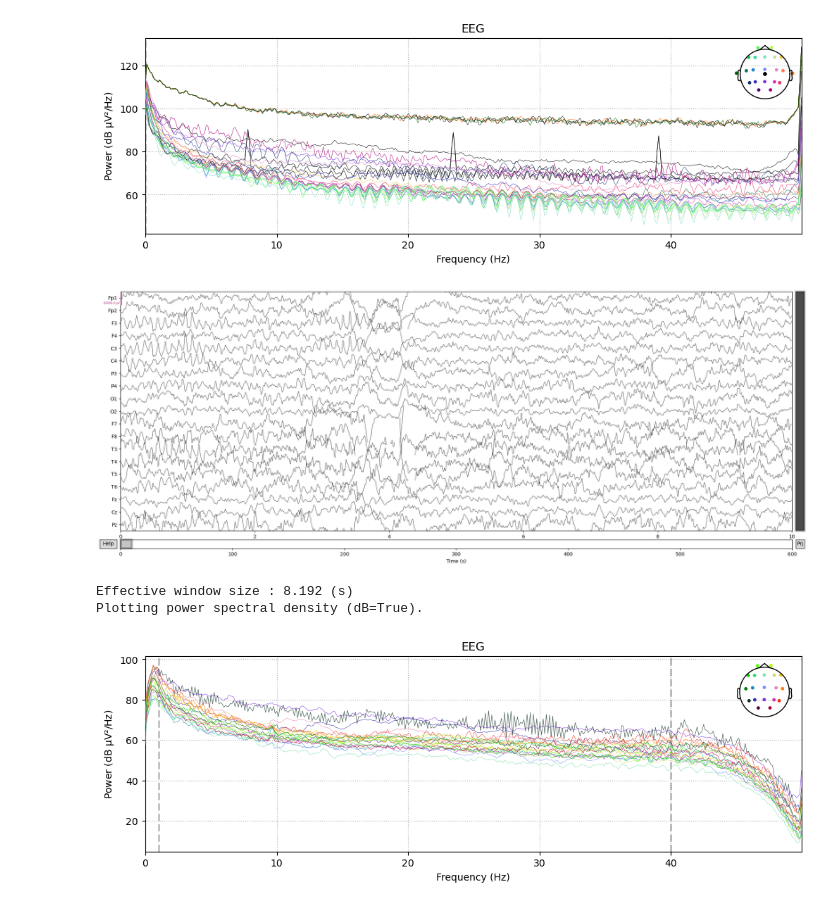
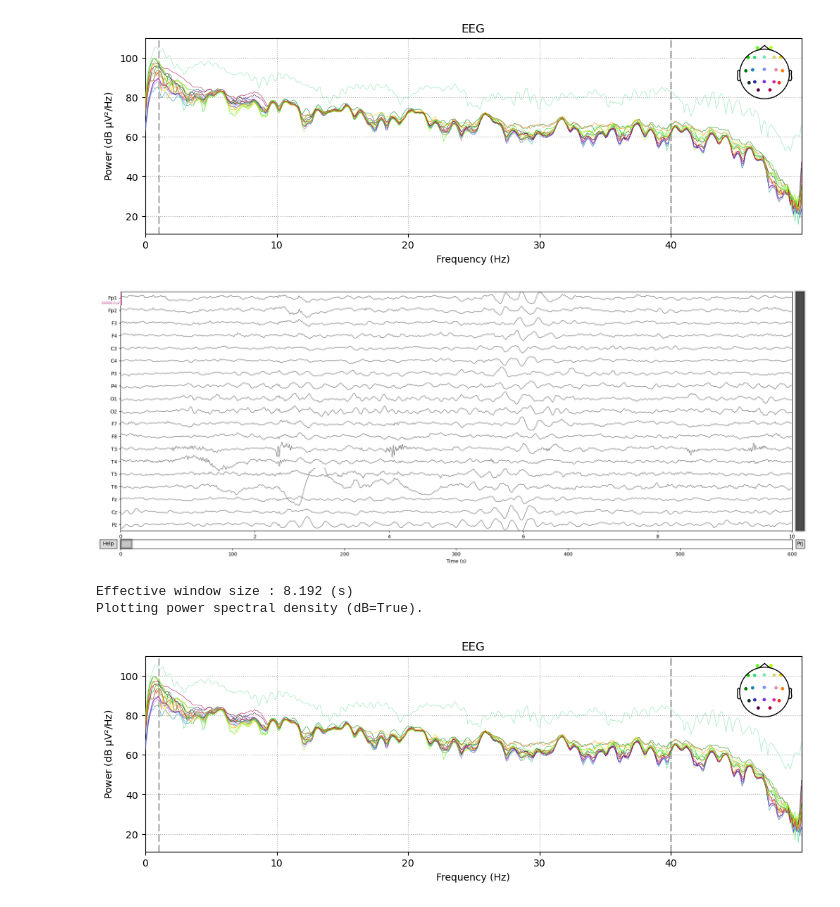
Before and after one commit to demsarjure/ped_neuro_eeg, a Jupyter notebook: scripts/data_comparison.ipynb, the cells around one changed output. Drawn from its saved outputs; the diff is of its cells as text; code cells hidden in the pictures.

```diff
--- a/scripts/data_comparison.ipynb
+++ b/scripts/data_comparison.ipynb
@@ -37,7 +40,9 @@ Reading 0 ... 308339  =      0.000 ...  1233.356 secs...
 |  | Lowpass | 125.00 Hz |
 # %%
 # load cleaned EEG data
-cleaned_eeg_file = f"../../ped_neuro_eeg_data/bids/sub-{SUBJECT}/eeg/sub-{SUBJECT}_task-rest_cleaned_eeg.fif"
+cleaned_eeg_file = (
+    f"../../ped_neuro_eeg_data/cleaned/{group}/sub-{SUBJECT}_task-rest_cleaned_eeg.fif"
+)
 cleaned = mne.io.read_raw_fif(cleaned_eeg_file, preload=True)
 cleaned.set_montage(montage, match_case=False, on_missing="ignore")
 # %% [output]
@@ -77,10 +83,10 @@ Plotting power spectral density (dB=True).
 # %%
 # cleaned data plots
-cleaned.plot(scalings={"eeg": 10e-3})
+cleaned.plot(scalings={"eeg": 10e-2})
 cleaned.compute_psd(fmax=50).plot()
 # %% [output]
-[figure, old version]
+[figure, new version]
-[figure, old version]
+[figure, new version]
 Effective window size : 8.192 (s)
 Plotting power spectral density (dB=True).
-[figure, old version]
+[figure, new version]
```
Also changed, not shown: parts of 4 cells of this notebook, 4 other files.
